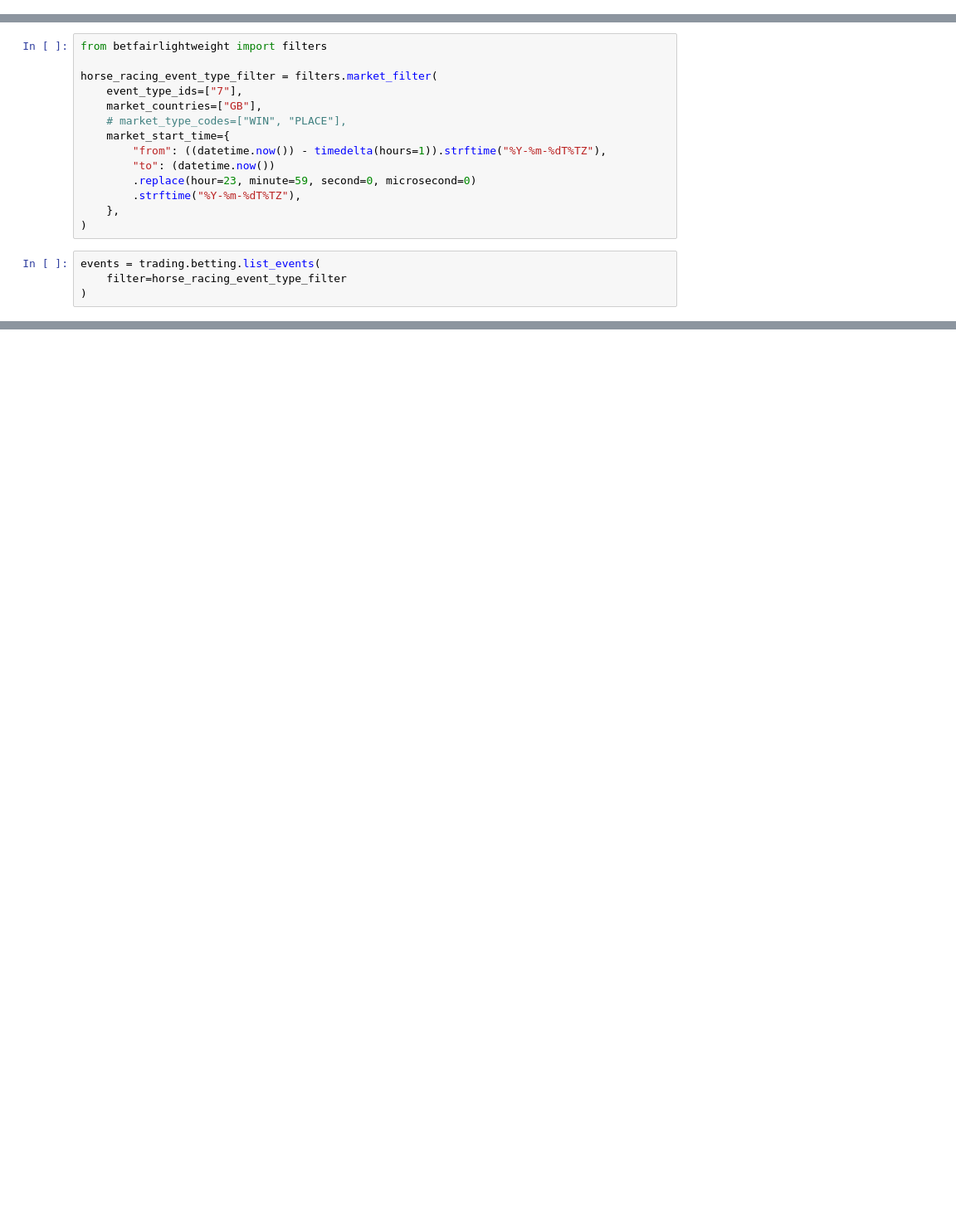
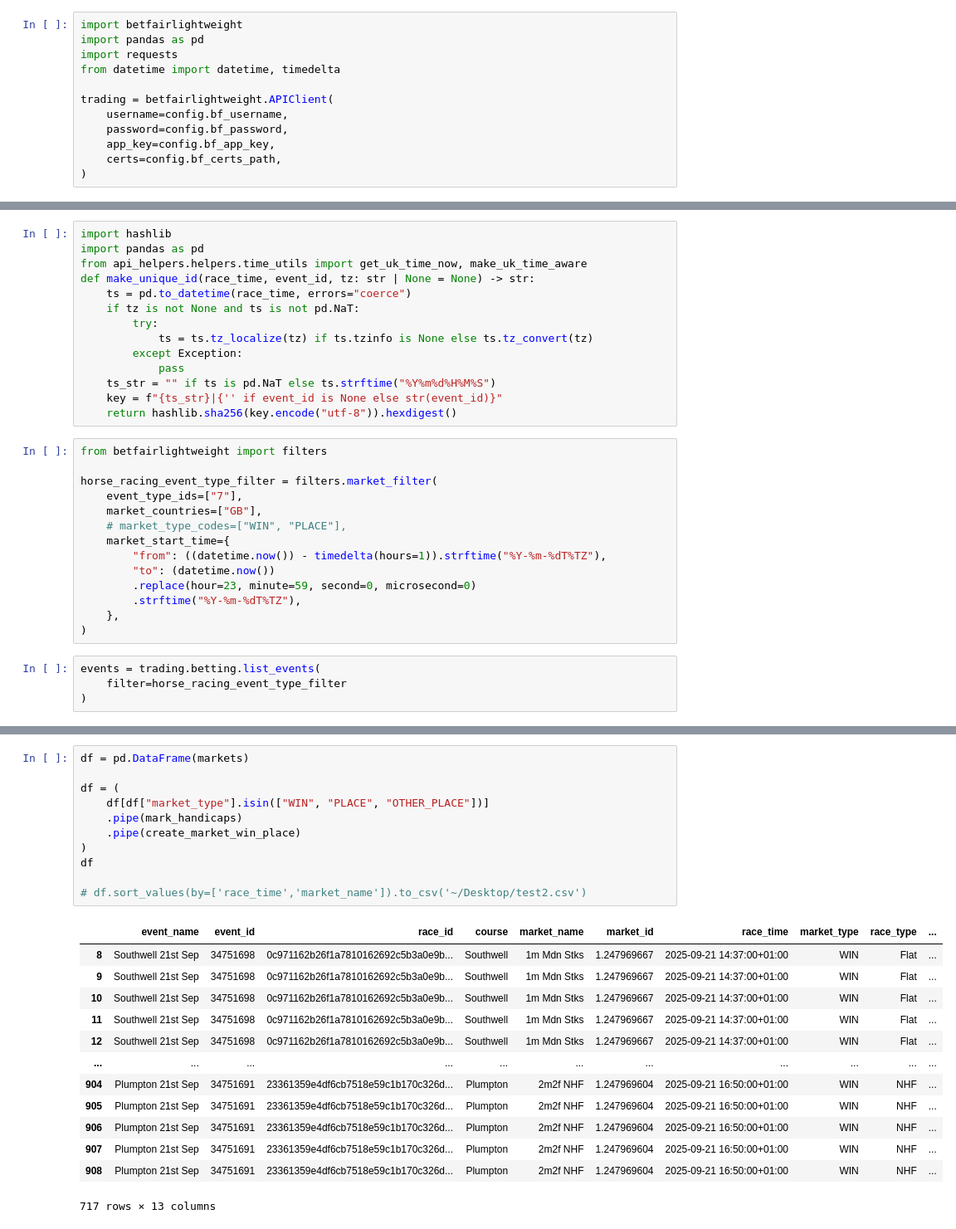
Before and after one commit to twattley/racing-api-project, a Jupyter notebook: notebooks/betfair_api.ipynb, the cells around one changed output, grey strips where cells are left out. Shown at 83% size. Drawn from its saved outputs; the diff is of its cells as text; blank space fills up the shorter version.

```diff
--- a/notebooks/betfair_api.ipynb
+++ b/notebooks/betfair_api.ipynb
@@ -1106,7 +1122,33 @@ class BetFairClient:
+# %%
+import betfairlightweight
+import pandas as pd
+import requests
+from datetime import datetime, timedelta
+
+trading = betfairlightweight.APIClient(
+    username=config.bf_username,
+    password=config.bf_password,
+    app_key=config.bf_app_key,
+    certs=config.bf_certs_path,
+)
 # %%
 trading.login(session=requests)
 # %% [output]
 <LoginResource>
+# %%
+import hashlib
+import pandas as pd
+from api_helpers.helpers.time_utils import get_uk_time_now, make_uk_time_aware
+def make_unique_id(race_time, event_id, tz: str | None = None) -> str:
+    ts = pd.to_datetime(race_time, errors="coerce")
+    if tz is not None and ts is not pd.NaT:
+        try:
+            ts = ts.tz_localize(tz) if ts.tzinfo is None else ts.tz_convert(tz)
+        except Exception:
+            pass
+    ts_str = "" if ts is pd.NaT else ts.strftime("%Y%m%d%H%M%S")
+    key = f"{ts_str}|{'' if event_id is None else str(event_id)}"
+    return hashlib.sha256(key.encode("utf-8")).hexdigest()
 # %%
 from betfairlightweight import filters
 
@@ -1184,0 +1273,25 @@ Your code should parse these names to identify the market type you want to inter
+# %%
+df = pd.DataFrame(markets)
+
+df = (
+    df[df["market_type"].isin(["WIN", "PLACE", "OTHER_PLACE"])]
+    .pipe(mark_handicaps)
+    .pipe(create_market_win_place)
+)
+df
+
+# df.sort_values(by=['race_time','market_name']).to_csv('~/Desktop/test2.csv')
+# %% [output]
+|  | event_name | event_id | race_id | course | market_name | market_id | race_time | market_type | race_type | ... |
+| 8 | Southwell 21st Sep | 34751698 | 0c971162b26f1a7810162692c5b3a0e9b... | Southwell | 1m Mdn Stks | 1.247969667 | 2025-09-21 14:37:00+01:00 | WIN | Flat | ... |
+| 9 | Southwell 21st Sep | 34751698 | 0c971162b26f1a7810162692c5b3a0e9b... | Southwell | 1m Mdn Stks | 1.247969667 | 2025-09-21 14:37:00+01:00 | WIN | Flat | ... |
+| 10 | Southwell 21st Sep | 34751698 | 0c971162b26f1a7810162692c5b3a0e9b... | Southwell | 1m Mdn Stks | 1.247969667 | 2025-09-21 14:37:00+01:00 | WIN | Flat | ... |
+| 11 | Southwell 21st Sep | 34751698 | 0c971162b26f1a7810162692c5b3a0e9b... | Southwell | 1m Mdn Stks | 1.247969667 | 2025-09-21 14:37:00+01:00 | WIN | Flat | ... |
+| 12 | Southwell 21st Sep | 34751698 | 0c971162b26f1a7810162692c5b3a0e9b... | Southwell | 1m Mdn Stks | 1.247969667 | 2025-09-21 14:37:00+01:00 | WIN | Flat | ... |
+| ... | ... | ... | ... | ... | ... | ... | ... | ... | ... | ... |
+| 904 | Plumpton 21st Sep | 34751691 | 23361359e4df6cb7518e59c1b170c326d... | Plumpton | 2m2f NHF | 1.247969604 | 2025-09-21 16:50:00+01:00 | WIN | NHF | ... |
+| 905 | Plumpton 21st Sep | 34751691 | 23361359e4df6cb7518e59c1b170c326d... | Plumpton | 2m2f NHF | 1.247969604 | 2025-09-21 16:50:00+01:00 | WIN | NHF | ... |
+| 906 | Plumpton 21st Sep | 34751691 | 23361359e4df6cb7518e59c1b170c326d... | Plumpton | 2m2f NHF | 1.247969604 | 2025-09-21 16:50:00+01:00 | WIN | NHF | ... |
+| 907 | Plumpton 21st Sep | 34751691 | 23361359e4df6cb7518e59c1b170c326d... | Plumpton | 2m2f NHF | 1.247969604 | 2025-09-21 16:50:00+01:00 | WIN | NHF | ... |
+| 908 | Plumpton 21st Sep | 34751691 | 23361359e4df6cb7518e59c1b170c326d... | Plumpton | 2m2f NHF | 1.247969604 | 2025-09-21 16:50:00+01:00 | WIN | NHF | ... |
+717 rows × 13 columns
```
Also changed, not shown: parts of 14 cells of this notebook, 6 other files.
